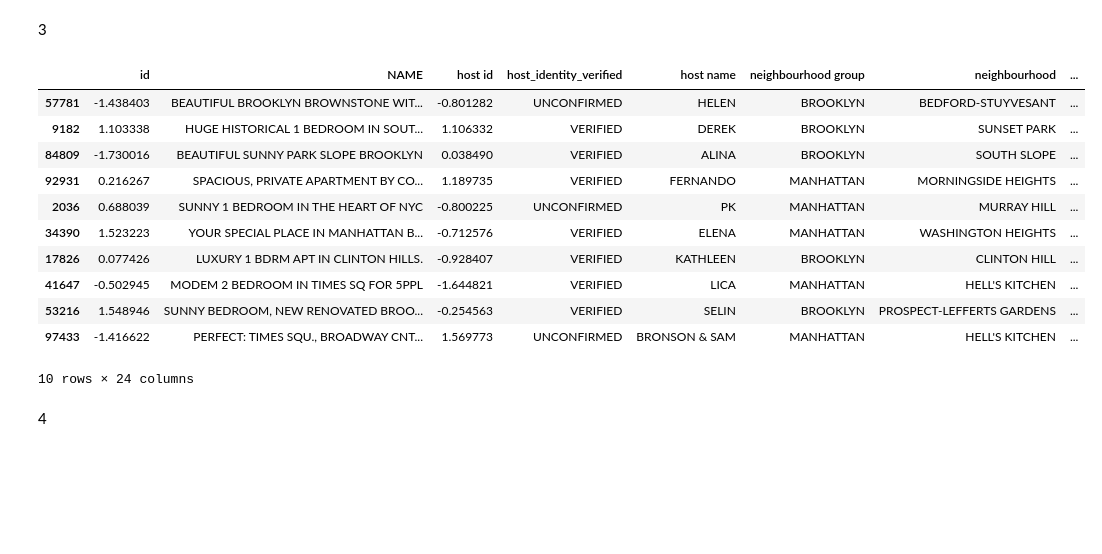
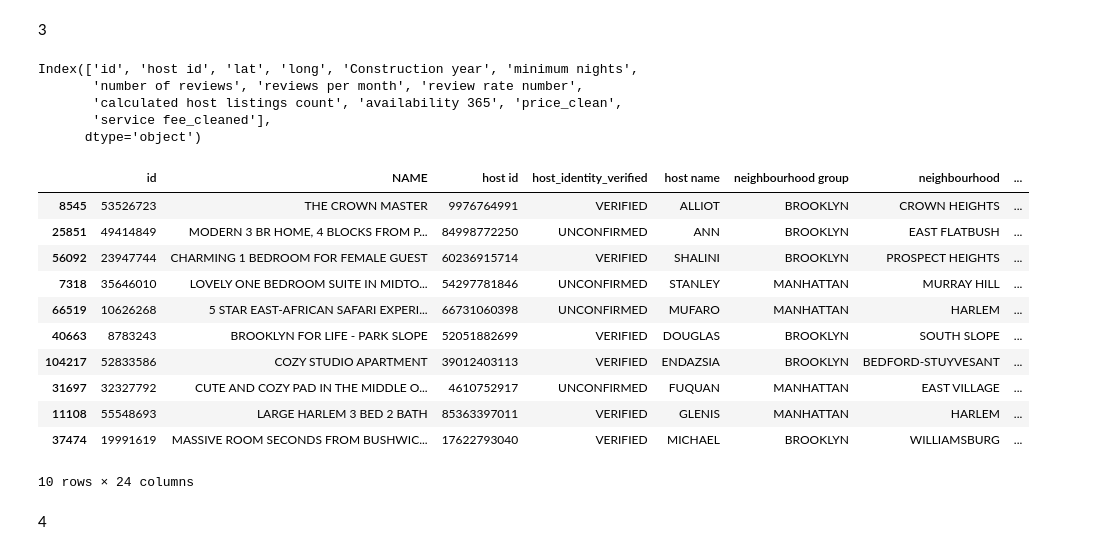
Before and after one commit to ammad-atif/Data-Wrangling-and-Preprocessing-on-Airbnb-dataset, a Jupyter notebook: 22L-6653_Assignment2.ipynb.ipynb, the cells around one changed output. Drawn from its saved outputs; the diff is of its cells as text; code cells hidden in the pictures; blank space fills up the shorter version.

```diff
--- a/22L-6653_Assignment2.ipynb.ipynb
+++ b/22L-6653_Assignment2.ipynb.ipynb
@@ -201,3 +200,6 @@ service fee_cleaned
 <class 'float'>    104651
 Name: count, dtype: int64
 -----
+# %%
+for col in df.columns:
+    print(col ," : " , len(df[col].value_counts(dropna=False)), df[col].dtype)
@@ -212,20 +232,23 @@ print(missing_percentages)
 
 for index in missing_percentages.index:
     if missing_percentages[index]>40:
-       df.drop(columns=[index], inplace=True)
+       df=df.drop(columns=[index])
 
 for col in df.select_dtypes(include=['object']).columns:
-    df[col].fillna(df[col].mode()[0], inplace=True)
+    df[col]=df[col].fillna(df[col].mode()[0])
 
 
 for col in df.select_dtypes(include=['number']).columns:
     skewness=df[col].skew()
     if abs(skewness) < 0.5:
         #mean imputation because skewness is less
-        df[col].fillna(df[col].mean(), inplace=True)
+        df[col] = df[col].fillna(df[col].mean())
     else:
         #median imputation because skewness is more
-        df[col].fillna(df[col].median(), inplace=True)
+        df[col] = df[col].fillna(df[col].median())
+
+
+df["last review_date"]=df["last review_date"].fillna(df["last review_date"].median())
 
 #Percentages of missing values in each column
 print("after")
@@ -358,9 +341,14 @@ def detect_outliers_zscore(data, column, threshold=3):
     clean_data = data[column].dropna()
 
     z_scores = np.abs(stats.zscore(clean_data))
-    outlier_indices = clean_data[z_scores > threshold].index
-    outliers = data.loc[outlier_indices]
 
+    #for i in z_scores:
+        #if i > threshold:
+            #print(i)
+
+    z_score_mask= z_scores > threshold
+    outlier_indices = clean_data[z_score_mask].index
+    outliers = data.iloc[outlier_indices]
     return outliers, threshold
 
 zscore_results = {}
@@ -491,29 +479,37 @@ avg_price              NaN              NaN
 Happiness Score        NaN              1.0
 # %% [markdown]
 3
+# %%
+print(df.select_dtypes(include=['number']).columns)
+# %% [output]
+Index(['id', 'host id', 'lat', 'long', 'Construction year', 'minimum nights',
+       'number of reviews', 'reviews per month', 'review rate number',
+       'calculated host listings count', 'availability 365', 'price_clean',
+       'service fee_cleaned'],
+      dtype='object')
 # %%
 from sklearn.preprocessing import StandardScaler
 #nomrally standard scalar is used, because we have already terminated outliers and min max is mostly useful for neural networks
 numeric_features = df.select_dtypes(include=['number']).columns
-
+numeric_features=numeric_features.drop(["id","host id"])
 for col in numeric_features:
     scaler = StandardScaler()
     df[col] = scaler.fit_transform(df[[col]])
 
 
 display(df.sample(10))
 # %% [output]
 |  | id | NAME | host id | host_identity_verified | host name | neighbourhood group | neighbourhood | ... |
-| 57781 | -1.438403 | BEAUTIFUL BROOKLYN BROWNSTONE WIT... | -0.801282 | UNCONFIRMED | HELEN | BROOKLYN | BEDFORD-STUYVESANT | ... |
-| 9182 | 1.103338 | HUGE HISTORICAL 1 BEDROOM IN SOUT... | 1.106332 | VERIFIED | DEREK | BROOKLYN | SUNSET PARK | ... |
-| 84809 | -1.730016 | BEAUTIFUL SUNNY PARK SLOPE BROOKLYN | 0.038490 | VERIFIED | ALINA | BROOKLYN | SOUTH SLOPE | ... |
-| 92931 | 0.216267 | SPACIOUS, PRIVATE APARTMENT BY CO... | 1.189735 | VERIFIED | FERNANDO | MANHATTAN | MORNINGSIDE HEIGHTS | ... |
-| 2036 | 0.688039 | SUNNY 1 BEDROOM IN THE HEART OF NYC | -0.800225 | UNCONFIRMED | PK | MANHATTAN | MURRAY HILL | ... |
-| 34390 | 1.523223 | YOUR SPECIAL PLACE IN MANHATTAN B... | -0.712576 | VERIFIED | ELENA | MANHATTAN | WASHINGTON HEIGHTS | ... |
-| 17826 | 0.077426 | LUXURY 1 BDRM APT IN CLINTON HILLS. | -0.928407 | VERIFIED | KATHLEEN | BROOKLYN | CLINTON HILL | ... |
-| 41647 | -0.502945 | MODEM 2 BEDROOM IN TIMES SQ FOR 5PPL | -1.644821 | VERIFIED | LICA | MANHATTAN | HELL'S KITCHEN | ... |
-| 53216 | 1.548946 | SUNNY BEDROOM, NEW RENOVATED BROO... | -0.254563 | VERIFIED | SELIN | BROOKLYN | PROSPECT-LEFFERTS GARDENS | ... |
-| 97433 | -1.416622 | PERFECT: TIMES SQU., BROADWAY CNT... | 1.569773 | UNCONFIRMED | BRONSON & SAM | MANHATTAN | HELL'S KITCHEN | ... |
+| 8545 | 53526723 | THE CROWN MASTER | 9976764991 | VERIFIED | ALLIOT | BROOKLYN | CROWN HEIGHTS | ... |
+| 25851 | 49414849 | MODERN 3 BR HOME, 4 BLOCKS FROM P... | 84998772250 | UNCONFIRMED | ANN | BROOKLYN | EAST FLATBUSH | ... |
+| 56092 | 23947744 | CHARMING 1 BEDROOM FOR FEMALE GUEST | 60236915714 | VERIFIED | SHALINI | BROOKLYN | PROSPECT HEIGHTS | ... |
+| 7318 | 35646010 | LOVELY ONE BEDROOM SUITE IN MIDTO... | 54297781846 | UNCONFIRMED | STANLEY | MANHATTAN | MURRAY HILL | ... |
+| 66519 | 10626268 | 5 STAR EAST-AFRICAN SAFARI EXPERI... | 66731060398 | UNCONFIRMED | MUFARO | MANHATTAN | HARLEM | ... |
+| 40663 | 8783243 | BROOKLYN FOR LIFE - PARK SLOPE | 52051882699 | VERIFIED | DOUGLAS | BROOKLYN | SOUTH SLOPE | ... |
+| 104217 | 52833586 | COZY STUDIO APARTMENT | 39012403113 | VERIFIED | ENDAZSIA | BROOKLYN | BEDFORD-STUYVESANT | ... |
+| 31697 | 32327792 | CUTE AND COZY PAD IN THE MIDDLE O... | 4610752917 | UNCONFIRMED | FUQUAN | MANHATTAN | EAST VILLAGE | ... |
+| 11108 | 55548693 | LARGE HARLEM 3 BED 2 BATH | 85363397011 | VERIFIED | GLENIS | MANHATTAN | HARLEM | ... |
+| 37474 | 19991619 | MASSIVE ROOM SECONDS FROM BUSHWIC... | 17622793040 | VERIFIED | MICHAEL | BROOKLYN | WILLIAMSBURG | ... |
 10 rows × 24 columns
 # %% [markdown]
 4
```
Also changed, not shown: parts of 14 cells of this notebook, 3 other files.
